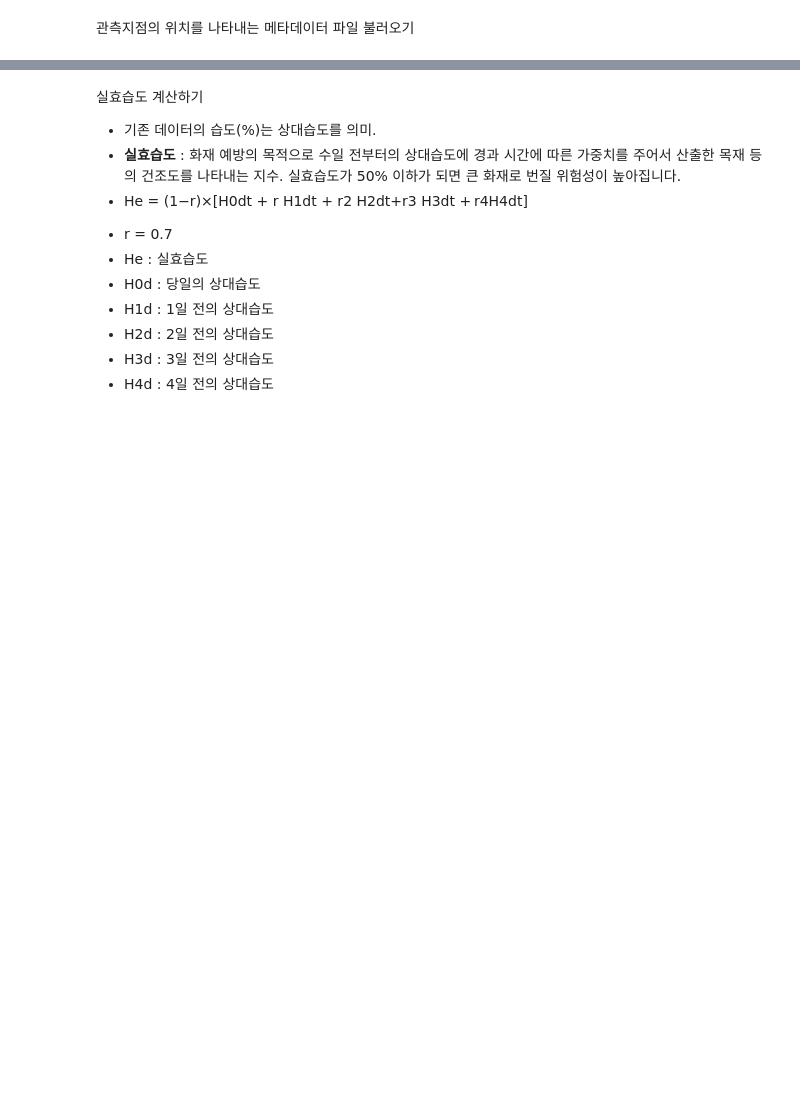
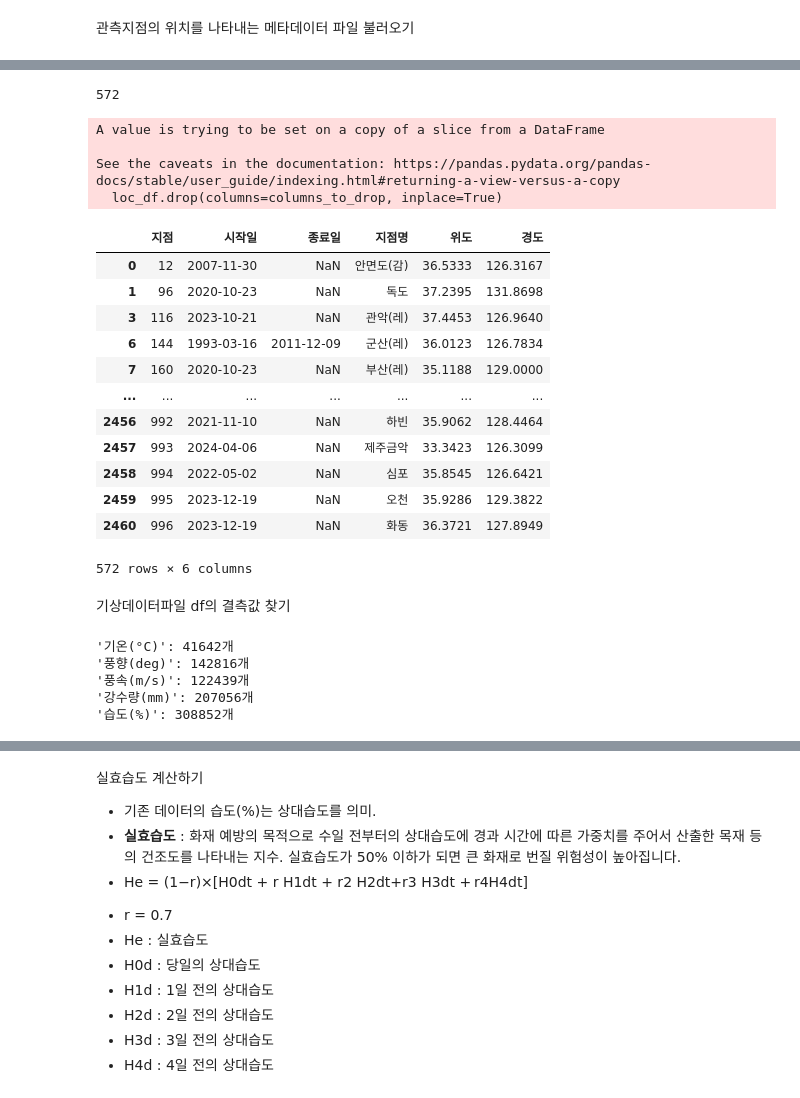
Before and after one commit to stripe2933/20251R0136COSE47101, a Jupyter notebook: 2022320069/기상데이터처리.ipynb, the cells around one changed output, grey strips where cells are left out. Saved outputs shown, nothing was run; the diff lists cells and outputs as text; code cells hidden in the pictures; blank space fills up the shorter version.

```diff
--- a/2022320069/기상데이터처리.ipynb
+++ b/2022320069/기상데이터처리.ipynb
@@ -101,3 +130,35 @@ loc_df.head(5)
 | 3 | 116 | 2023-10-21 | NaN | 관악(레) | 경기도 과천시 중앙동 | NaN | 37.4453 | 126.9640 | 624.82 | NaN | ... |
 | 6 | 144 | 1993-03-16 | 2011-12-09 | 군산(레) | 전라북도 군산시 성덕리 | 군산기상대(140) | 36.0123 | 126.7834 | 198.61 | NaN | ... |
 | 7 | 160 | 2020-10-23 | NaN | 부산(레) | 부산광역시 서구 서대신동3가 | 부산지방기상청(159) | 35.1188 | 129.0000 | 512.00 | NaN | ... |
+# %%
+len(loc_df)
+# %% [output]
+572
+# %%
+#불필요한 열 삭제하고 지점정보, 기록된 일자, 위도, 경도만 남김
+columns_to_keep = ['지점', '시작일', '종료일', '지점명', '위도', '경도']
+all_columns = loc_df.columns
+
+columns_to_drop = [col for col in all_columns if col not in columns_to_keep]
+loc_df.drop(columns=columns_to_drop, inplace=True)
+# %% [output]
+A value is trying to be set on a copy of a slice from a DataFrame
+
+See the caveats in the documentation: https://pandas.pydata.org/pandas-docs/stable/user_guide/indexing.html#returning-a-view-versus-a-copy
+  loc_df.drop(columns=columns_to_drop, inplace=True)
+# %%
+loc_df
+# %% [output]
+|  | 지점 | 시작일 | 종료일 | 지점명 | 위도 | 경도 |
+| 0 | 12 | 2007-11-30 | NaN | 안면도(감) | 36.5333 | 126.3167 |
+| 1 | 96 | 2020-10-23 | NaN | 독도 | 37.2395 | 131.8698 |
+| 3 | 116 | 2023-10-21 | NaN | 관악(레) | 37.4453 | 126.9640 |
+| 6 | 144 | 1993-03-16 | 2011-12-09 | 군산(레) | 36.0123 | 126.7834 |
+| 7 | 160 | 2020-10-23 | NaN | 부산(레) | 35.1188 | 129.0000 |
+| ... | ... | ... | ... | ... | ... | ... |
+| 2456 | 992 | 2021-11-10 | NaN | 하빈 | 35.9062 | 128.4464 |
+| 2457 | 993 | 2024-04-06 | NaN | 제주금악 | 33.3423 | 126.3099 |
+| 2458 | 994 | 2022-05-02 | NaN | 심포 | 35.8545 | 126.6421 |
+| 2459 | 995 | 2023-12-19 | NaN | 오천 | 35.9286 | 129.3822 |
+| 2460 | 996 | 2023-12-19 | NaN | 화동 | 36.3721 | 127.8949 |
+572 rows × 6 columns
@@ -103,0 +167,17 @@ loc_df.head(5)
+# %% [markdown]
+기상데이터파일 df의 결측값 찾기
+# %%
+columns_to_check = ['기온(°C)', '풍향(deg)', '풍속(m/s)', '강수량(mm)', '습도(%)']
+for column in columns_to_check:
+    if column in df.columns:
+        # 해당 열의 NaN 값 개수를 계산합니다.
+        nan_count = df[column].isnull().sum()
+        print(f"'{column}': {nan_count}개")
+    else:
+        print(f"경고: '{column}' 열이 데이터에 존재하지 않습니다.")
+# %% [output]
+'기온(°C)': 41642개
+'풍향(deg)': 142816개
+'풍속(m/s)': 122439개
+'강수량(mm)': 207056개
+'습도(%)': 308852개
```
Also changed, not shown: parts of 14 cells of this notebook, 9 other files.
